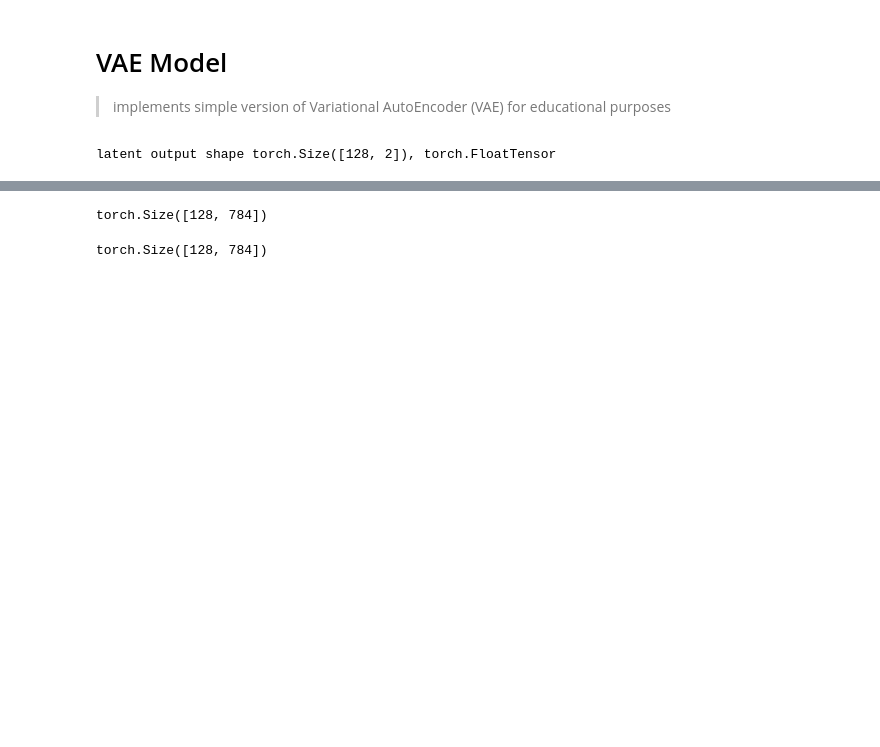
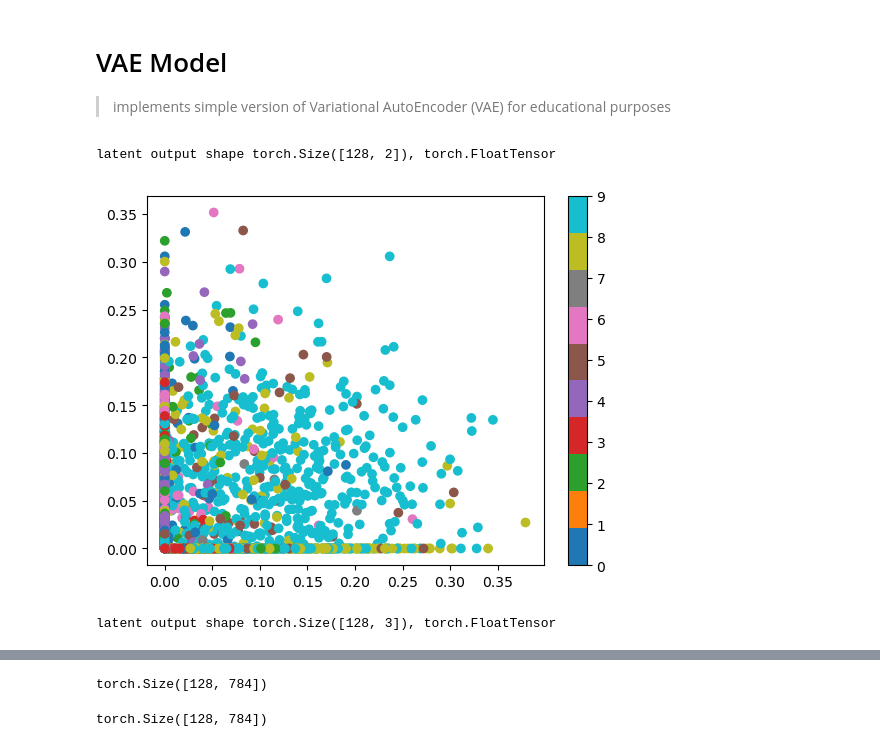
Before and after one commit to slegroux/slg_generative, a Jupyter notebook: nbs/01_models.vae.ipynb, the cells around one changed output, grey strips where cells are left out. Cells and saved outputs as stored; diff of their text form; code cells hidden in the pictures; blank space fills up the shorter version.

```diff
--- a/nbs/01_models.vae.ipynb
+++ b/nbs/01_models.vae.ipynb
@@ -53,6 +53,34 @@ class AEEncoder(nn.Module):
         seq = nn.Sequential(self.layer1, nn.ReLU(), self.layer2, nn.ReLU())
         z = seq(x)
         return z
+# %%
+#| export
+
+def plot_latent2D(encoder, data, num_batches=128):
+    "Scatter plot of latent variables"
+    from ipdb import set_trace; set_trace()
+    for i, (x, y) in enumerate(data):
+        z = encoder(x)
+        z = z.to('cpu').detach().numpy()
+        plt.scatter(z[:, 0], z[:, 1], c=y, cmap='tab10')
+        if i > num_batches:
+            plt.colorbar()
+            break
+
+def plot_latent3D(encoder, data, num_batches=128):
+    "Scatter plot of latent variables"
+
+    fig = plt.figure()
+    ax = fig.add_subplot(projection='3d')
+
+    for i, (x, y) in enumerate(data):
+        z = encoder(x)
+        z = z.to('cpu').detach().numpy()
+        p = ax.scatter(z[:, 0], z[:, 1], z[:, 2], c=y, cmap='tab10')
+        ax.set_xlabel('X Label')
+        ax.set_ylabel('Y Label')
+        ax.set_zlabel('Z Label')
+    fig.colorbar(p, ax=ax)
 # %%
 ds = FashionMnistDataset("~/Data/fashion-mnist/fashion-mnist_train.csv")
 dl = torch.utils.data.DataLoader(ds, batch_size=128, shuffle=True)
@@ -62,3 +90,13 @@ ee = e(X)
 print(f"latent output shape {ee.shape}, {ee.type()}")
 # %% [output]
 latent output shape torch.Size([128, 2]), torch.FloatTensor
+# %%
+plot_latent2D(e, dl)
+# %% [output]
+[figure, added]
+# %%
+e = AEEncoder(input_dim=784, hidden_dim=512, latent_dim=3)
+ee = e(X)
+print(f"latent output shape {ee.shape}, {ee.type()}")
+# %% [output]
+latent output shape torch.Size([128, 3]), torch.FloatTensor
```
Also changed, not shown: parts of 4 cells of this notebook, 3 other files.
